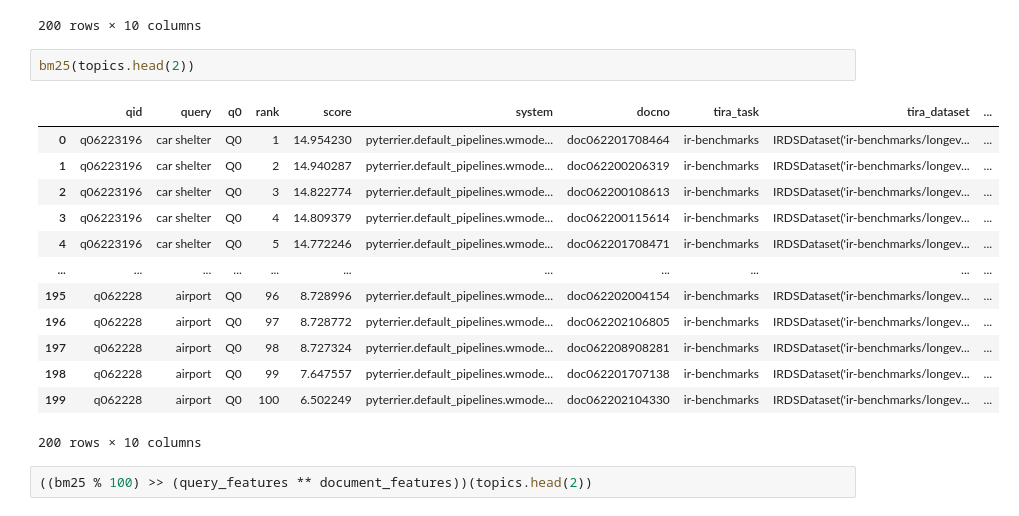
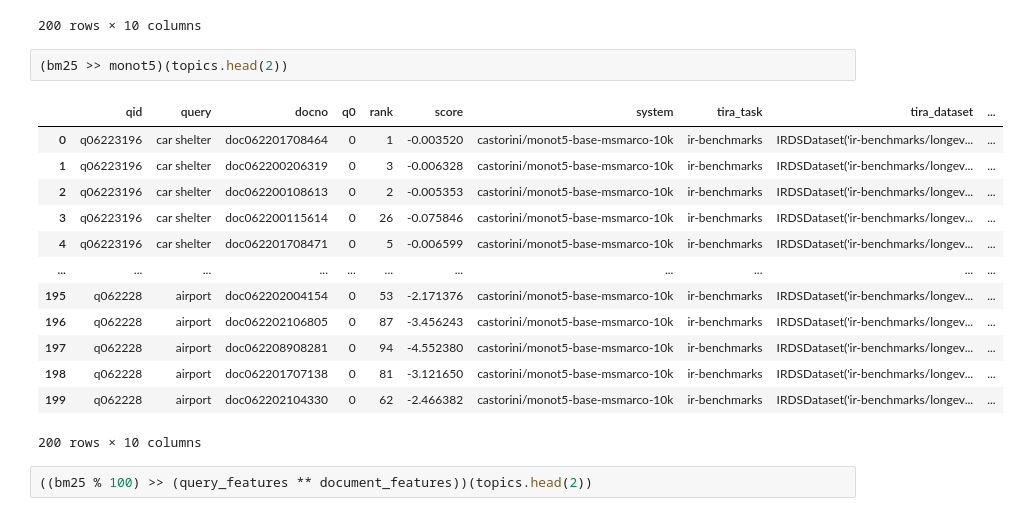
Before and after one commit to OpenWebSearch/LONGEVAL-24, a Jupyter notebook: learning-to-rank/learning-to-rank.ipynb, the cells around one changed output. Drawn from its saved outputs; the diff is of its cells as text.

```diff
--- a/learning-to-rank/learning-to-rank.ipynb
+++ b/learning-to-rank/learning-to-rank.ipynb
@@ -135,20 +153,20 @@ monot5(topics.head(2))
 | 199 | q062228 | airport | 0 | 100 | -8.759383 | castorini/monot5-base-msmarco-10k | doc062207500096 | ir-benchmarks | IRDSDataset('ir-benchmarks/longev... | ... |
 200 rows × 10 columns
 # %%
-bm25(topics.head(2))
+(bm25 >> monot5)(topics.head(2))
 # %% [output]
-|  | qid | query | q0 | rank | score | system | docno | tira_task | tira_dataset | ... |
-| 0 | q06223196 | car shelter | Q0 | 1 | 14.954230 | pyterrier.default_pipelines.wmode... | doc062201708464 | ir-benchmarks | IRDSDataset('ir-benchmarks/longev... | ... |
-| 1 | q06223196 | car shelter | Q0 | 2 | 14.940287 | pyterrier.default_pipelines.wmode... | doc062200206319 | ir-benchmarks | IRDSDataset('ir-benchmarks/longev... | ... |
-| 2 | q06223196 | car shelter | Q0 | 3 | 14.822774 | pyterrier.default_pipelines.wmode... | doc062200108613 | ir-benchmarks | IRDSDataset('ir-benchmarks/longev... | ... |
-| 3 | q06223196 | car shelter | Q0 | 4 | 14.809379 | pyterrier.default_pipelines.wmode... | doc062200115614 | ir-benchmarks | IRDSDataset('ir-benchmarks/longev... | ... |
-| 4 | q06223196 | car shelter | Q0 | 5 | 14.772246 | pyterrier.default_pipelines.wmode... | doc062201708471 | ir-benchmarks | IRDSDataset('ir-benchmarks/longev... | ... |
+|  | qid | query | docno | q0 | rank | score | system | tira_task | tira_dataset | ... |
+| 0 | q06223196 | car shelter | doc062201708464 | 0 | 1 | -0.003520 | castorini/monot5-base-msmarco-10k | ir-benchmarks | IRDSDataset('ir-benchmarks/longev... | ... |
+| 1 | q06223196 | car shelter | doc062200206319 | 0 | 3 | -0.006328 | castorini/monot5-base-msmarco-10k | ir-benchmarks | IRDSDataset('ir-benchmarks/longev... | ... |
+| 2 | q06223196 | car shelter | doc062200108613 | 0 | 2 | -0.005353 | castorini/monot5-base-msmarco-10k | ir-benchmarks | IRDSDataset('ir-benchmarks/longev... | ... |
+| 3 | q06223196 | car shelter | doc062200115614 | 0 | 26 | -0.075846 | castorini/monot5-base-msmarco-10k | ir-benchmarks | IRDSDataset('ir-benchmarks/longev... | ... |
+| 4 | q06223196 | car shelter | doc062201708471 | 0 | 5 | -0.006599 | castorini/monot5-base-msmarco-10k | ir-benchmarks | IRDSDataset('ir-benchmarks/longev... | ... |
 | ... | ... | ... | ... | ... | ... | ... | ... | ... | ... | ... |
-| 195 | q062228 | airport | Q0 | 96 | 8.728996 | pyterrier.default_pipelines.wmode... | doc062202004154 | ir-benchmarks | IRDSDataset('ir-benchmarks/longev... | ... |
-| 196 | q062228 | airport | Q0 | 97 | 8.728772 | pyterrier.default_pipelines.wmode... | doc062202106805 | ir-benchmarks | IRDSDataset('ir-benchmarks/longev... | ... |
-| 197 | q062228 | airport | Q0 | 98 | 8.727324 | pyterrier.default_pipelines.wmode... | doc062208908281 | ir-benchmarks | IRDSDataset('ir-benchmarks/longev... | ... |
-| 198 | q062228 | airport | Q0 | 99 | 7.647557 | pyterrier.default_pipelines.wmode... | doc062201707138 | ir-benchmarks | IRDSDataset('ir-benchmarks/longev... | ... |
-| 199 | q062228 | airport | Q0 | 100 | 6.502249 | pyterrier.default_pipelines.wmode... | doc062202104330 | ir-benchmarks | IRDSDataset('ir-benchmarks/longev... | ... |
+| 195 | q062228 | airport | doc062202004154 | 0 | 53 | -2.171376 | castorini/monot5-base-msmarco-10k | ir-benchmarks | IRDSDataset('ir-benchmarks/longev... | ... |
+| 196 | q062228 | airport | doc062202106805 | 0 | 87 | -3.456243 | castorini/monot5-base-msmarco-10k | ir-benchmarks | IRDSDataset('ir-benchmarks/longev... | ... |
+| 197 | q062228 | airport | doc062208908281 | 0 | 94 | -4.552380 | castorini/monot5-base-msmarco-10k | ir-benchmarks | IRDSDataset('ir-benchmarks/longev... | ... |
+| 198 | q062228 | airport | doc062201707138 | 0 | 81 | -3.121650 | castorini/monot5-base-msmarco-10k | ir-benchmarks | IRDSDataset('ir-benchmarks/longev... | ... |
+| 199 | q062228 | airport | doc062202104330 | 0 | 62 | -2.466382 | castorini/monot5-base-msmarco-10k | ir-benchmarks | IRDSDataset('ir-benchmarks/longev... | ... |
 200 rows × 10 columns
 # %%
 ((bm25 % 100) >> (query_features ** document_features))(topics.head(2))
```
Also changed, not shown: parts of 5 cells of this notebook.
